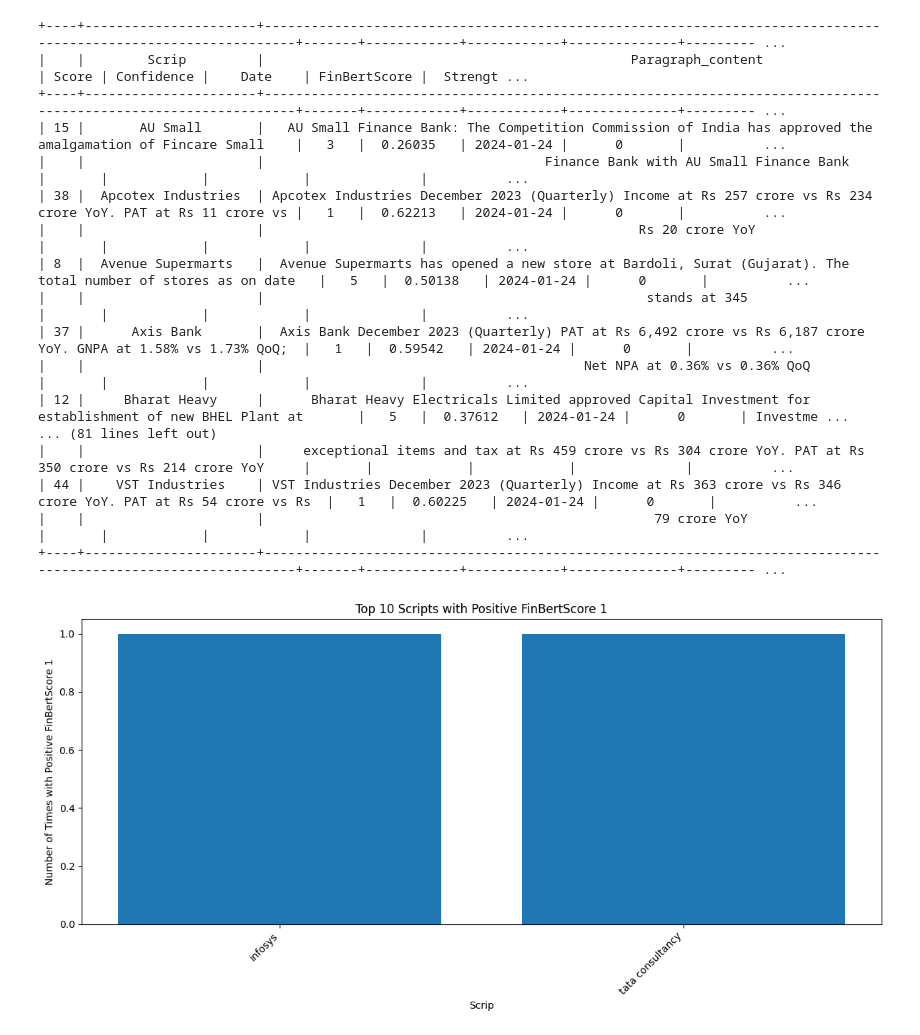
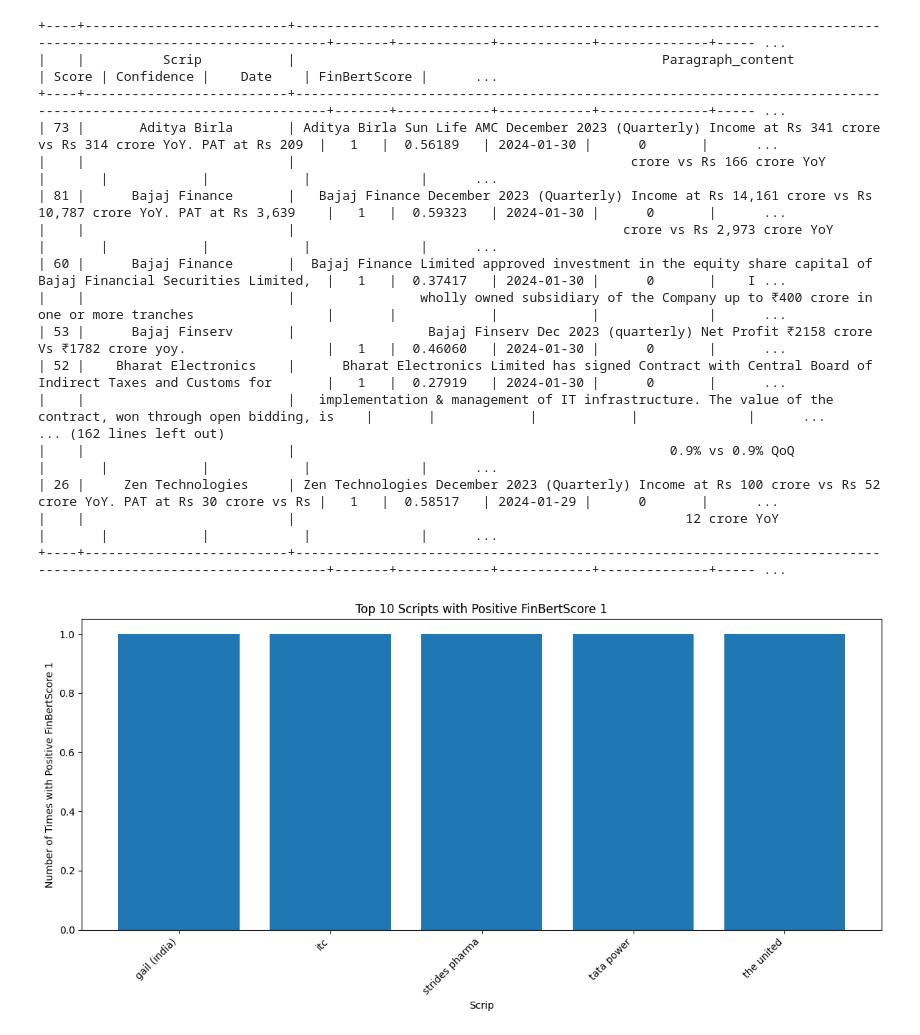
Before and after one commit to ranguchamy/ML_Indian_Stocks, a Jupyter notebook: NewsAnalytics_StockEdge.ipynb, the cells around one changed output. Cells and saved outputs as stored; diff of their text form; code cells hidden in the pictures.

```diff
--- a/NewsAnalytics_StockEdge.ipynb
+++ b/NewsAnalytics_StockEdge.ipynb
@@ -22,7 +22,7 @@ database_name = "NewsAnalytics"
 collection_name = "RawNews_StockEdge"
 
 # Path to the Excel file
-excel_file_path = r'C:\Users\91908\Documents\Raja\Share market\Analysis\Trendlyne\Data\Scrip\Scrip23012024.xlsx'
+excel_file_path = r'C:\Users\91908\Documents\Raja\Share market\Analysis\Trendlyne\Data\Scrip\Scrip31012024.xlsx'
 
 
 try:
@@ -34,8 +34,8 @@ try:
         # Query all records in the collection
         # all_records = collection.find()
 
-        start_date = datetime(2024, 1, 24, 0, 0, 0)
-        end_date = datetime(2024, 1, 25, 0, 0, 0)
+        start_date = datetime(2024, 1, 29, 0, 0, 0)
+        end_date = datetime(2024, 1, 31, 0, 0, 0)
 
         find_query = {
             "created_at": {
@@ -135,48 +135,48 @@ try:
             plt.ylabel('Number of Times with Positive FinBertScore 1')
             plt.title('Top 10 Scripts with Positive FinBertScore 1')
             plt.xticks(rotation=45, ha='right')
             plt.tight_layout()
             plt.show()
 
 
             # Calculate the counts of positive FinBertScores for each 'Scrip'
             positive_counts_2 = result_df[result_df['FinBertScore'] == 2].groupby('Scrip').size()
 
             # Select the top 10 results for FinBertScore 1
             top_10_results_2 = positive_counts_2.nlargest(50)
 
             # Set a larger figure size
             plt.figure(figsize=(12, 6))
 
             # Plot the results for FinBertScore 1
             plt.bar(top_10_results_2.index, top_10_results_2)
             plt.xlabel('Scrip')
             plt.ylabel('Number of Times with Negative FinBertScore 2')
             plt.title('Top 10 Scripts with Negative FinBertScore 2')
             plt.xticks(rotation=45, ha='right')
             plt.tight_layout()
             plt.show()
 
 
 
 except Exception as e:
     print(e)
 # %% [output]
-+----+----------------------+----------------------------------------------------------------------------------------------------------------+-------+------------+------------+--------------+--------- ...
-|    |        Scrip         |                                               Paragraph_content                                                | Score | Confidence |    Date    | FinBertScore |  Strengt ...
-+----+----------------------+----------------------------------------------------------------------------------------------------------------+-------+------------+------------+--------------+--------- ...
-| 15 |       AU Small       |   AU Small Finance Bank: The Competition Commission of India has approved the amalgamation of Fincare Small    |   3   |  0.26035   | 2024-01-24 |      0       |          ...
-|    |                      |                                    Finance Bank with AU Small Finance Bank                                     |       |            |            |              |          ...
-| 38 |  Apcotex Industries  | Apcotex Industries December 2023 (Quarterly) Income at Rs 257 crore vs Rs 234 crore YoY. PAT at Rs 11 crore vs |   1   |  0.62213   | 2024-01-24 |      0       |          ...
-|    |                      |                                                Rs 20 crore YoY                                                 |       |            |            |              |          ...
-| 8  |  Avenue Supermarts   |  Avenue Supermarts has opened a new store at Bardoli, Surat (Gujarat). The total number of stores as on date   |   5   |  0.50138   | 2024-01-24 |      0       |          ...
-|    |                      |                                                 stands at 345                                                  |       |            |            |              |          ...
-| 37 |      Axis Bank       |  Axis Bank December 2023 (Quarterly) PAT at Rs 6,492 crore vs Rs 6,187 crore YoY. GNPA at 1.58% vs 1.73% QoQ;  |   1   |  0.59542   | 2024-01-24 |      0       |          ...
-|    |                      |                                         Net NPA at 0.36% vs 0.36% QoQ                                          |       |            |            |              |          ...
-| 12 |     Bharat Heavy     |      Bharat Heavy Electricals Limited approved Capital Investment for establishment of new BHEL Plant at       |   5   |  0.37612   | 2024-01-24 |      0       | Investme ...
-... (81 lines left out)
-|    |                      |     exceptional items and tax at Rs 459 crore vs Rs 304 crore YoY. PAT at Rs 350 crore vs Rs 214 crore YoY     |       |            |            |              |          ...
-| 44 |    VST Industries    | VST Industries December 2023 (Quarterly) Income at Rs 363 crore vs Rs 346 crore YoY. PAT at Rs 54 crore vs Rs  |   1   |  0.60225   | 2024-01-24 |      0       |          ...
-|    |                      |                                                  79 crore YoY                                                  |       |            |            |              |          ...
-+----+----------------------+----------------------------------------------------------------------------------------------------------------+-------+------------+------------+--------------+--------- ...
++----+--------------------------+----------------------------------------------------------------------------------------------------------------+-------+------------+------------+--------------+----- ...
+|    |          Scrip           |                                               Paragraph_content                                                | Score | Confidence |    Date    | FinBertScore |      ...
++----+--------------------------+----------------------------------------------------------------------------------------------------------------+-------+------------+------------+--------------+----- ...
+| 73 |       Aditya Birla       | Aditya Birla Sun Life AMC December 2023 (Quarterly) Income at Rs 341 crore vs Rs 314 crore YoY. PAT at Rs 209  |   1   |  0.56189   | 2024-01-30 |      0       |      ...
+|    |                          |                                           crore vs Rs 166 crore YoY                                            |       |            |            |              |      ...
+| 81 |      Bajaj Finance       |   Bajaj Finance December 2023 (Quarterly) Income at Rs 14,161 crore vs Rs 10,787 crore YoY. PAT at Rs 3,639    |   1   |  0.59323   | 2024-01-30 |      0       |      ...
+|    |                          |                                          crore vs Rs 2,973 crore YoY                                           |       |            |            |              |      ...
+| 60 |      Bajaj Finance       |  Bajaj Finance Limited approved investment in the equity share capital of Bajaj Financial Securities Limited,  |   1   |  0.37417   | 2024-01-30 |      0       |    I ...
+|    |                          |                wholly owned subsidiary of the Company up to ₹400 crore in one or more tranches                 |       |            |            |              |      ...
+| 53 |      Bajaj Finserv       |                 Bajaj Finserv Dec 2023 (quarterly) Net Profit ₹2158 crore Vs ₹1782 crore yoy.                  |   1   |  0.46060   | 2024-01-30 |      0       |      ...
+| 52 |    Bharat Electronics    |      Bharat Electronics Limited has signed Contract with Central Board of Indirect Taxes and Customs for       |   1   |  0.27919   | 2024-01-30 |      0       |      ...
+|    |                          |   implementation & management of IT infrastructure. The value of the contract, won through open bidding, is    |       |            |            |              |      ...
+... (162 lines left out)
+|    |                          |                                                0.9% vs 0.9% QoQ                                                |       |            |            |              |      ...
+| 26 |     Zen Technologies     | Zen Technologies December 2023 (Quarterly) Income at Rs 100 crore vs Rs 52 crore YoY. PAT at Rs 30 crore vs Rs |   1   |  0.58517   | 2024-01-29 |      0       |      ...
+|    |                          |                                                  12 crore YoY                                                  |       |            |            |              |      ...
++----+--------------------------+----------------------------------------------------------------------------------------------------------------+-------+------------+------------+--------------+----- ...
-[figure, old version]
+[figure, new version]
```
Also changed, not shown: parts of 1 cell of this notebook, 5 other files.
